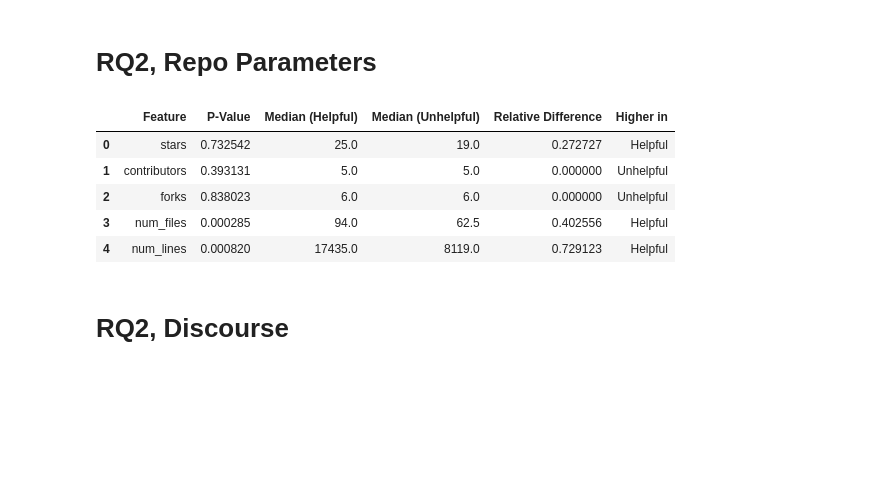
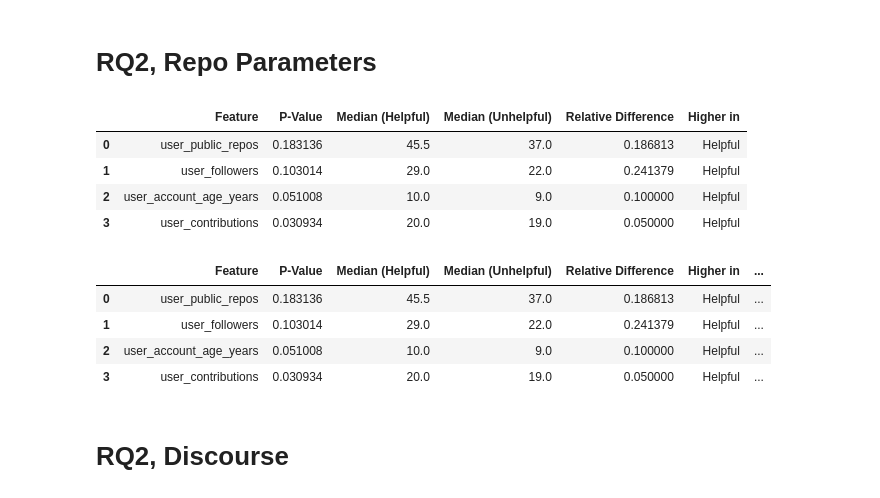
Before and after one commit to SOAR-Lab/llm_issue_resolution_analysis, a Jupyter notebook: analysis/main.ipynb, the cells around one changed output. Drawn from its saved outputs; the diff is of its cells as text; code cells hidden in the pictures; blank space fills up the shorter version.

```diff
--- a/analysis/main.ipynb
+++ b/analysis/main.ipynb
@@ -477,4 +621,7 @@ plt.show()
 # %%
+categories_struct = ["num_prim_quest", "num_prim_ks_ques", "num_urls", "num_code_snippets", "mean_size_code_snippets",
+ "num_api_calls_code", "code_descs", "se_words", "err_msgs"]
+categories_ling = ["WC", "Cognition", "cogproc", "insight", "cause", "Affect", "tone_pos", "polite","distinct_words", "uniq_info", "misspelled", "incomplete_count", "total_text_speak", "Flesch_reading_ease", "Smog", "total_sent"]
 p_values = []
 significance = []
 for cat in categories_ling:
@@ -486,6 +633,13 @@ for cat in categories_ling:
 
     p_values.append(p_value)
     significance.append(p_value < 0.05)
+    # Output results
+    print(f"p-value: {p_value}")
+    if p_value < 0.05:
+        print(cat + ": Statistically significant difference")
+    else:
+        print(cat + ": No statistically significant difference")
+    print("")
 
 # Plotting
 plt.figure(figsize=(10, 20))
@@ -626,48 +910,78 @@ from scipy.stats import mannwhitneyu
 combined_df = pd.read_csv('../datasets/conversations_repo_parameters.csv')
 # Separate the data based on the "Did ChatGPT help with the issue" column
 combined_df_helpful = combined_df[combined_df["Did ChatGPT help with the issue"] == "Yes"]
 combined_df_unhelpful = combined_df[combined_df["Did ChatGPT help with the issue"] == "No"]
 
 # Features to compare
-features = [
+dev_features = [
+    "user_public_repos", "user_followers", "user_account_age_years", "user_contributions"
+]
+repo_features = [
     "stars", "contributors", "forks", "num_files", "num_lines",
-    "user_public_repos", "user_followers", "user_account_age_years", "user_contributions"
 ]
 
 results = []
-
+p_values = []
 # Perform Mann-Whitney U test and calculate the relative difference
-for feature in features:
+for feature in dev_features:
     stat, p_value = mannwhitneyu(combined_df_helpful[feature].dropna(), combined_df_unhelpful[feature].dropna())
     median_helpful = combined_df_helpful[feature].median()
     median_unhelpful = combined_df_unhelpful[feature].median()
-    relative_difference = (median_helpful - median_unhelpful) / ((median_helpful + median_unhelpful) / 2)
+    relative_difference = (median_helpful - median_unhelpful) / ((median_helpful))
 
     higher_in = "Helpful" if relative_difference > 0 else "Unhelpful"
 
     results.append({
         "Feature": feature,
         "P-Value": p_value,
         "Median (Helpful)": median_helpful,
         "Median (Unhelpful)": median_unhelpful,
         "Relative Difference": relative_difference,
         "Higher in": higher_in
     })
+    p_values.append(p_value)
 
 # Convert results to DataFrame for better readability
 results_df = pd.DataFrame(results)
-
-# Filter for statistically significant features (e.g., p-value < 0.05)
-# significant_results = results_df[results_df["P-Value"] < 0.05]
-
-results_df.head()
+results_df.head(n=10)
 # %% [output]
 |  | Feature | P-Value | Median (Helpful) | Median (Unhelpful) | Relative Difference | Higher in |
-| 0 | stars | 0.732542 | 25.0 | 19.0 | 0.272727 | Helpful |
-| 1 | contributors | 0.393131 | 5.0 | 5.0 | 0.000000 | Unhelpful |
-| 2 | forks | 0.838023 | 6.0 | 6.0 | 0.000000 | Unhelpful |
-| 3 | num_files | 0.000285 | 94.0 | 62.5 | 0.402556 | Helpful |
-| 4 | num_lines | 0.000820 | 17435.0 | 8119.0 | 0.729123 | Helpful |
+| 0 | user_public_repos | 0.183136 | 45.5 | 37.0 | 0.186813 | Helpful |
+| 1 | user_followers | 0.103014 | 29.0 | 22.0 | 0.241379 | Helpful |
+| 2 | user_account_age_years | 0.051008 | 10.0 | 9.0 | 0.100000 | Helpful |
+| 3 | user_contributions | 0.030934 | 20.0 | 19.0 | 0.050000 | Helpful |
+# %%
+p_values = np.array(p_values)
+
+# Sort the p-values and apply the Benjamini-Hochberg correction
+sorted_indices = np.argsort(p_values)
+sorted_p_values = p_values[sorted_indices]
+m = len(p_values)
+adjusted_p_values = np.zeros(m)
+
+# Apply Benjamini-Hochberg formula
+for i, p in enumerate(sorted_p_values):
+    adjusted_p_values[i] = p * m / (i + 1)
+
+# Ensure that the adjusted p-values are bounded by 1
+adjusted_p_values = np.minimum(adjusted_p_values, 1.0)
+
+# Now we map the adjusted p-values back to the original order
+adjusted_p_values_original_order = np.zeros(m)
+adjusted_p_values_original_order[sorted_indices] = adjusted_p_values
+
+# Update the significance based on adjusted p-values
+results_df["Adjusted P-Value"] = adjusted_p_values_original_order
+results_df["Significant"] = adjusted_p_values_original_order < 0.05
+
+# Display the updated results
+results_df.head(n=10)
+# %% [output]
+|  | Feature | P-Value | Median (Helpful) | Median (Unhelpful) | Relative Difference | Higher in | ... |
+| 0 | user_public_repos | 0.183136 | 45.5 | 37.0 | 0.186813 | Helpful | ... |
+| 1 | user_followers | 0.103014 | 29.0 | 22.0 | 0.241379 | Helpful | ... |
+| 2 | user_account_age_years | 0.051008 | 10.0 | 9.0 | 0.100000 | Helpful | ... |
+| 3 | user_contributions | 0.030934 | 20.0 | 19.0 | 0.050000 | Helpful | ... |
 # %% [markdown]
 # RQ2, Discourse
 # %% [markdown]
```
Also changed, not shown: parts of 10 cells of this notebook.
